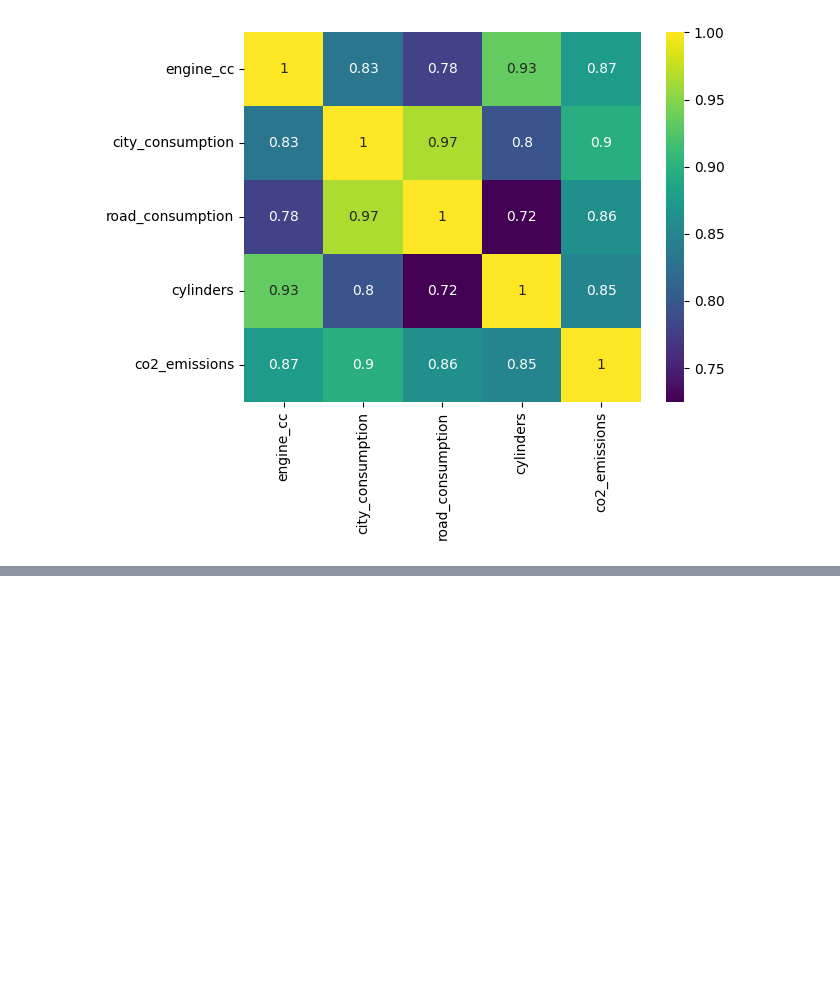
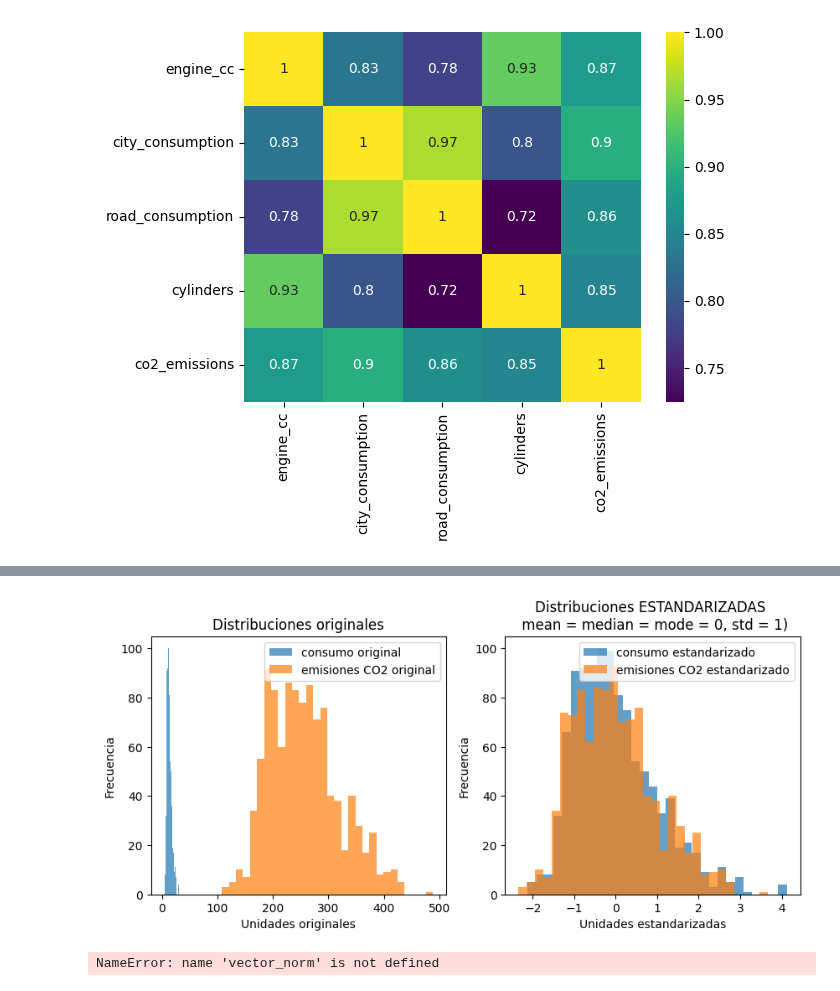
Before and after one commit to CaroliCosas/Bootcamp_Data_Science, a Jupyter notebook: mod2-estudio-matematicas-y-estadistica-main/01.Estudio Ejercicios/05.numpy_estadisticas.ipynb, the cells around one changed output, grey strips where cells are left out. Drawn from its saved outputs; the diff is of its cells as text; code cells hidden in the pictures; blank space fills up the shorter version.

```diff
--- a/mod2-estudio-matematicas-y-estadistica-main/01.Estudio Ejercicios/05.numpy_estadisticas.ipynb
+++ b/mod2-estudio-matematicas-y-estadistica-main/01.Estudio Ejercicios/05.numpy_estadisticas.ipynb
@@ -563,0 +658,31 @@ sns.heatmap(matriz, annot=True, cmap='viridis', xticklabels=column_names, ytickl
+# %%
+# opcional: mostrar los dos gráficos juntos
+plt.figure(figsize=(10, 4))
+plt.subplot(1,2,1) # Primer gráfico
+plt.hist(city_consumption, bins=30, alpha=0.7, label='consumo original')
+plt.hist(co2_emissions, bins=30, alpha=0.7, label='emisiones CO2 original')
+plt.title("Distribuciones originales")
+plt.xlabel("Unidades originales")
+plt.ylabel("Frecuencia")
+plt.legend()
+
+plt.subplot(1,2,2) # Segundo gráfico
+plt.hist(city_consumption_standard, bins=30, alpha=0.7, label='consumo estandarizado')
+plt.hist(co2_emissions_standard, bins=30, alpha=0.7, label='emisiones CO2 estandarizado')
+plt.title("Distribuciones ESTANDARIZADAS \n mean = median = mode = 0, std = 1)")
+plt.xlabel("Unidades estandarizadas")
+plt.ylabel("Frecuencia")
+plt.legend();
+# %% [output]
+[figure, added]
+# %%
+def normaliza(vector):
+    vector_norm = [vector]
+    media = np.mean(vector)
+    std = np.std(vector)
+    vector_norm = [(vector - media) / std ]  # for x in vector] con Numpy no necesitamos el for, porque ya trabaja la matriz elemento a elemento
+
+vector = city_consumption
+print(np.array(vector_norm))
+# %% [output]
+NameError: name 'vector_norm' is not defined
```
Also changed, not shown: parts of 7 cells of this notebook.
